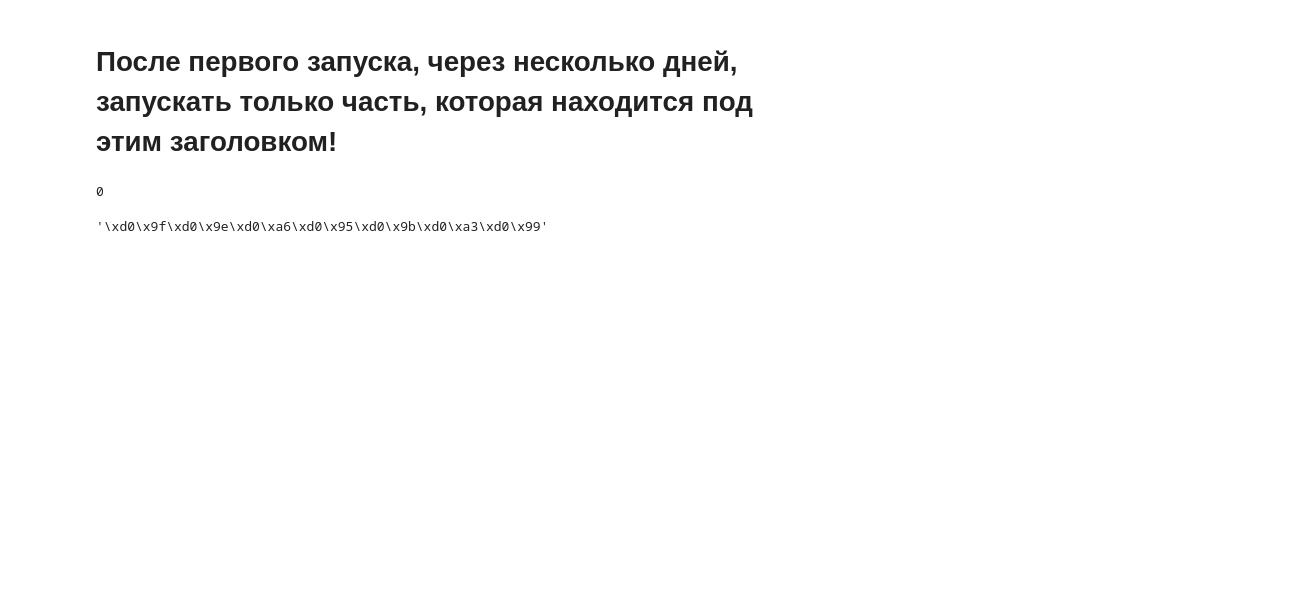
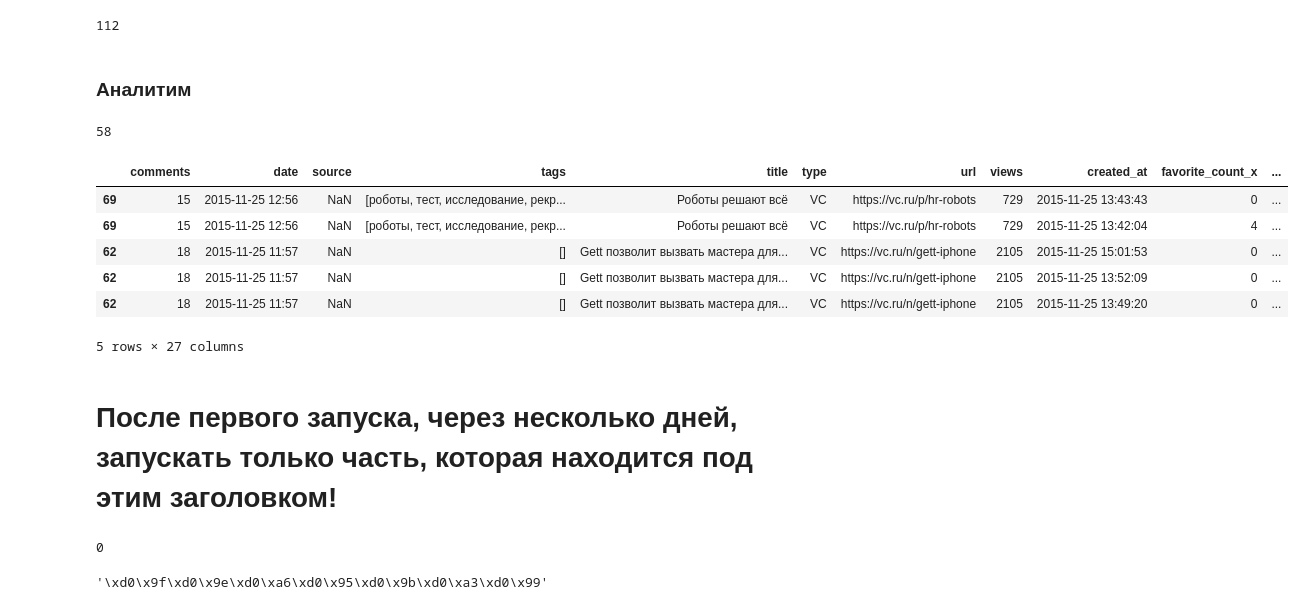
Before and after one commit to pashna/twitter_news_prediction, a Jupyter notebook: TJournal.ipynb, the cells around one changed output. Saved outputs shown, nothing was run; the diff lists cells and outputs as text; code cells hidden in the pictures; blank space fills up the shorter version.

Commit message:
data is ready

```diff
--- a/TJournal.ipynb
+++ b/TJournal.ipynb
@@ -387,0 +493,21 @@ tweeter_data.to_csv(OUT_TWITTER_FILE, sep=",", index=False, encoding="utf-8", qu
+# %%
+# Считаем число звездочек
+favorite_count_sum = pd.DataFrame(grouped["favorite_count"].sum())
+favorite_count_sum.columns = ["favorite_count_sum"]
+favorite_count_sum.reset_index(inplace=True)
+df = pd.merge(df, favorite_count_sum, on='url', left_index=True, right_index=False, how="outer")
+# %%
+# Считаем общее число списков, в которых состоят сделавшие посты
+user_listed_count = pd.DataFrame(grouped["user_listed_count"].sum())
+user_listed_count.columns = ["favorite_count"]
+user_listed_count.reset_index(inplace=True)
+df = pd.merge(df, user_listed_count, on='url', left_index=True, right_index=False, how="outer")
+# %%
+st_df = df[df["time_since_news"] <= LAST_TIME]
+# %%
+# Выделяем значение целевой функции
+grouped = st_df.groupby("url")
+count_of_tweets = pd.DataFrame(grouped["url"].count())
+count_of_tweets.columns = ["last_time_tweet"]
+count_of_tweets.reset_index(inplace=True)
+df = pd.merge(df, count_of_tweets, on='url', left_index=True, right_index=False, how="outer")
@@ -387,0 +517,20 @@ tweeter_data.to_csv(OUT_TWITTER_FILE, sep=",", index=False, encoding="utf-8", qu
+# %%
+len(df["url"].unique())
+# %% [output]
+112
+# %% [markdown]
+### Аналитим
+# %%
+len(df[["first_time_tweet","last_time_tweet"]].drop_duplicates().dropna())
+# %% [output]
+58
+# %%
+df.head()
+# %% [output]
+|  | comments | date | source | tags | title | type | url | views | created_at | favorite_count_x | ... |
+| 69 | 15 | 2015-11-25 12:56 | NaN | [роботы, тест, исследование, рекр... | Роботы решают всё | VC | https://vc.ru/p/hr-robots | 729 | 2015-11-25 13:43:43 | 0 | ... |
+| 69 | 15 | 2015-11-25 12:56 | NaN | [роботы, тест, исследование, рекр... | Роботы решают всё | VC | https://vc.ru/p/hr-robots | 729 | 2015-11-25 13:42:04 | 4 | ... |
+| 62 | 18 | 2015-11-25 11:57 | NaN | [] | Gett позволит вызвать мастера для... | VC | https://vc.ru/n/gett-iphone | 2105 | 2015-11-25 15:01:53 | 0 | ... |
+| 62 | 18 | 2015-11-25 11:57 | NaN | [] | Gett позволит вызвать мастера для... | VC | https://vc.ru/n/gett-iphone | 2105 | 2015-11-25 13:52:09 | 0 | ... |
+| 62 | 18 | 2015-11-25 11:57 | NaN | [] | Gett позволит вызвать мастера для... | VC | https://vc.ru/n/gett-iphone | 2105 | 2015-11-25 13:49:20 | 0 | ... |
+5 rows × 27 columns
```
Also changed, not shown: parts of 33 cells of this notebook.
